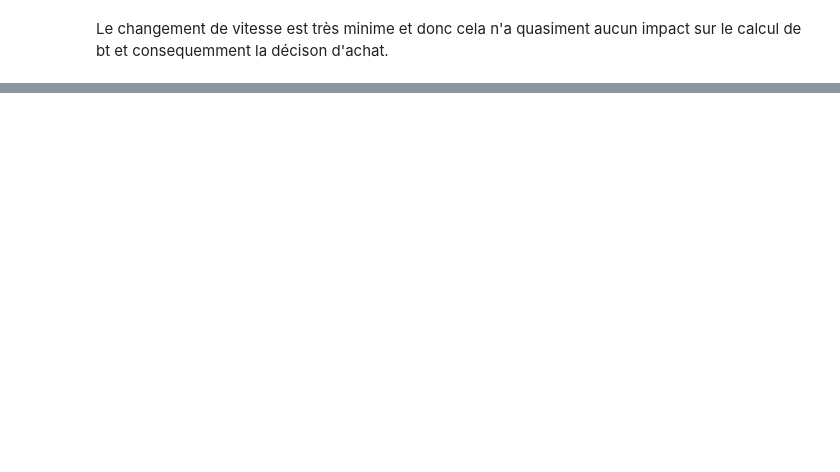
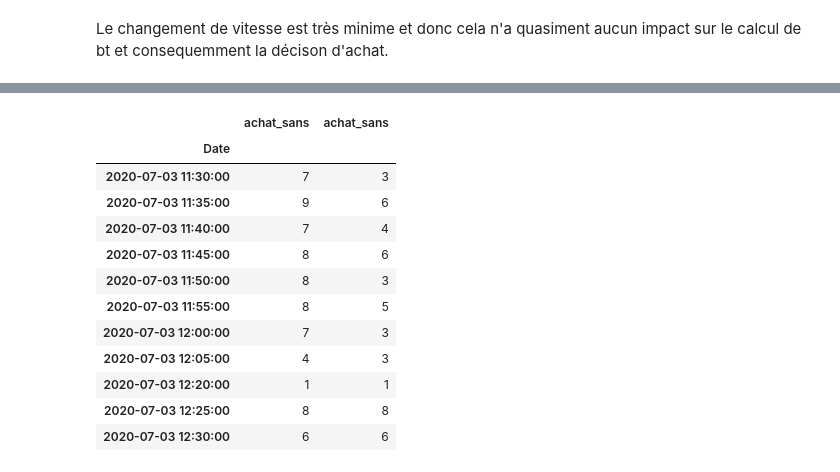
Before and after one commit to ThomasM-mecen/Displayce_internship, a Jupyter notebook: Pacing/Pacing_simulation_v5.ipynb, the cells around one changed output, grey strips where cells are left out. Cells and saved outputs as stored; diff of their text form; code cells hidden in the pictures; blank space fills up the shorter version.

```diff
--- a/Pacing/Pacing_simulation_v5.ipynb
+++ b/Pacing/Pacing_simulation_v5.ipynb
@@ -543,0 +583,16 @@ Le changement de vitesse est très minime et donc cela n'a quasiment aucun impac
+# %%
+pd.concat([jour.achat_sans.groupby(jour.index.round('5min')).size(), jour.achat_sans.groupby(jour.index.round('5min')).sum()],axis=1)['2020-07-03 11:30:00':'2020-07-03 12:30:00']
+# %% [output]
+|  | achat_sans | achat_sans |
+| Date |  |  |
+| 2020-07-03 11:30:00 | 7 | 3 |
+| 2020-07-03 11:35:00 | 9 | 6 |
+| 2020-07-03 11:40:00 | 7 | 4 |
+| 2020-07-03 11:45:00 | 8 | 6 |
+| 2020-07-03 11:50:00 | 8 | 3 |
+| 2020-07-03 11:55:00 | 8 | 5 |
+| 2020-07-03 12:00:00 | 7 | 3 |
+| 2020-07-03 12:05:00 | 4 | 3 |
+| 2020-07-03 12:20:00 | 1 | 1 |
+| 2020-07-03 12:25:00 | 8 | 8 |
+| 2020-07-03 12:30:00 | 6 | 6 |
```
Also changed, not shown: parts of 8 cells of this notebook, 1 other file.
